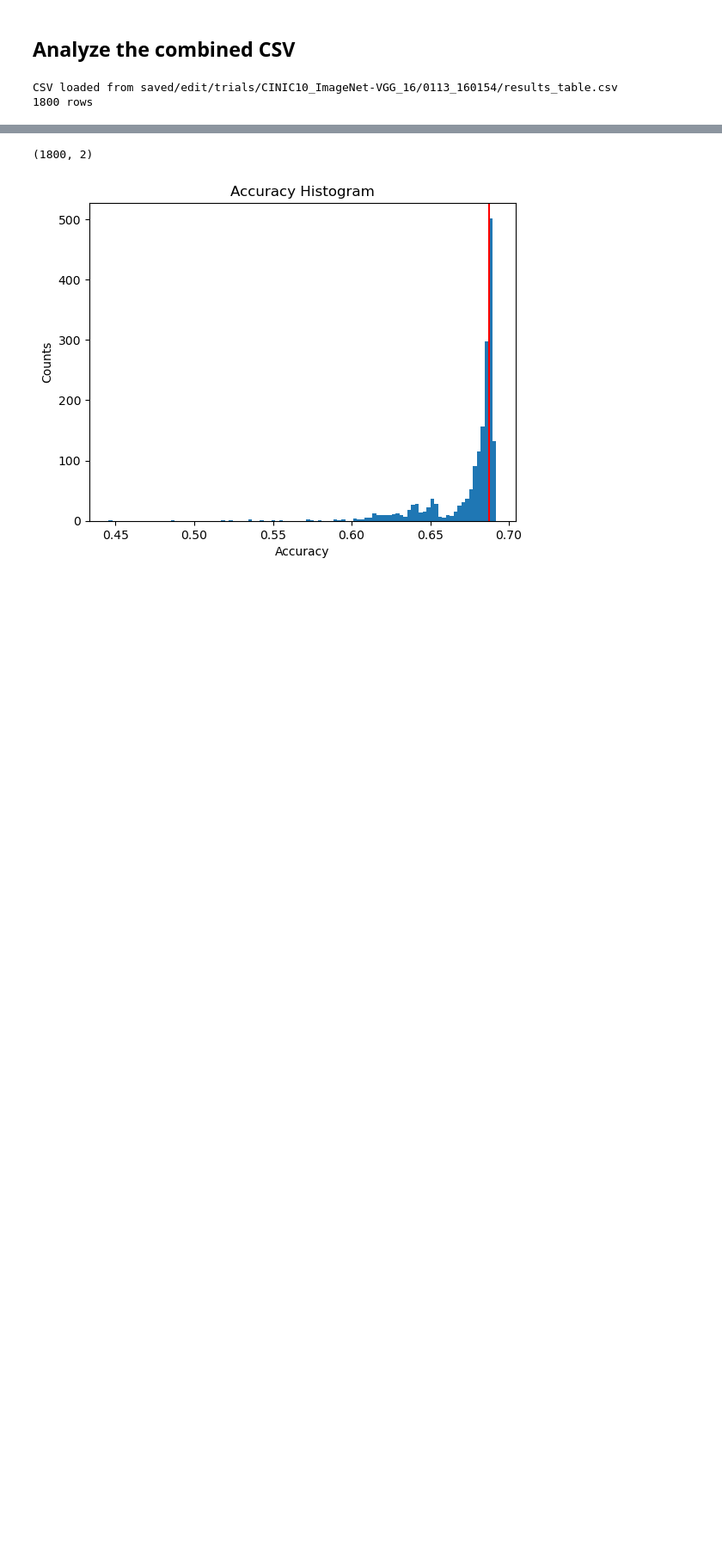
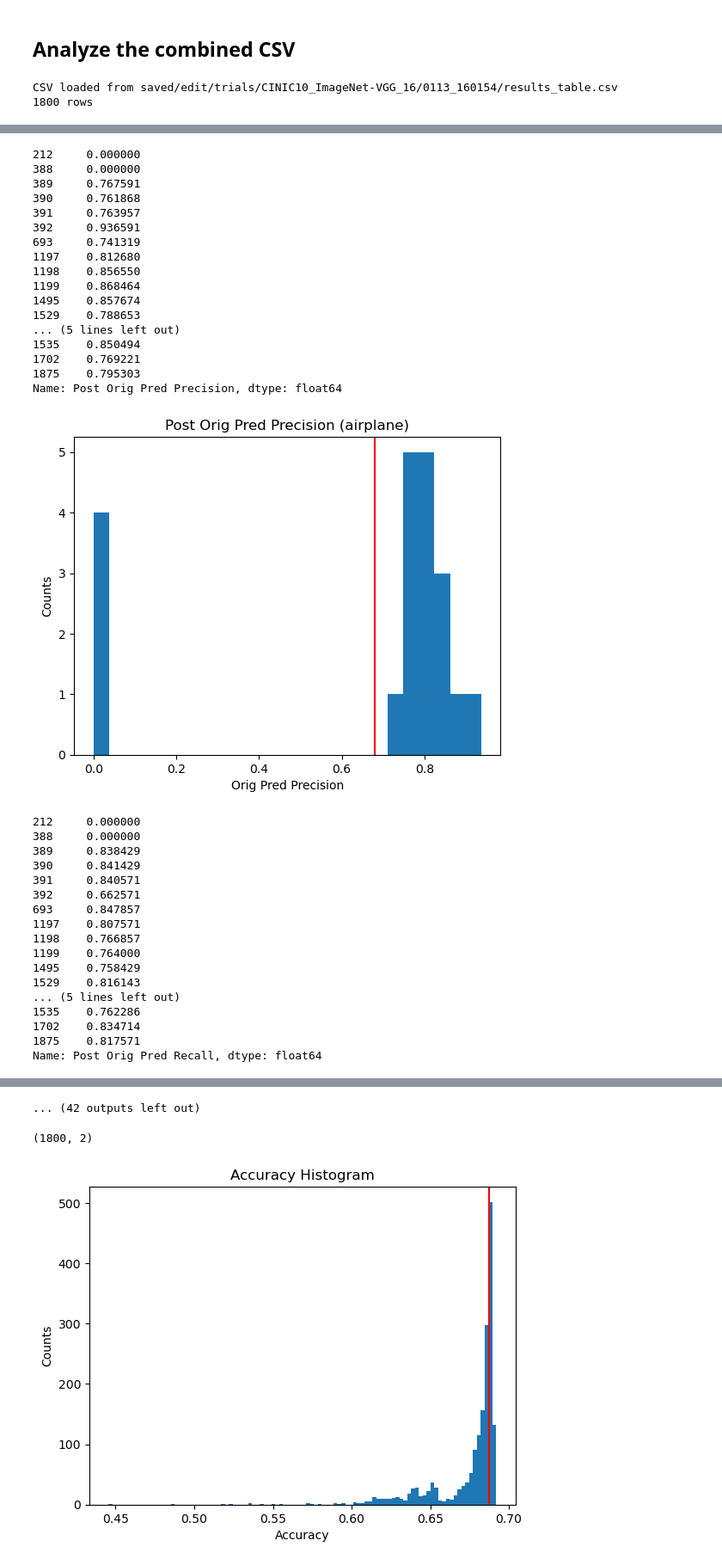
Before and after one commit to allisonchen23/model-editing, a Jupyter notebook: csv_analysis.ipynb, the cells around one changed output, grey strips where cells are left out. Shown at 86% size. Saved outputs shown, nothing was run; the diff lists cells and outputs as text; code cells hidden in the pictures; blank space fills up the shorter version.

Commit message:
added code to show distribution of metrics for both overall and via original class prediction

```diff
--- a/csv_analysis.ipynb
+++ b/csv_analysis.ipynb
@@ -24,7 +25,12 @@ config_path = 'configs/'
 # timestamp = '0112_163516' # 128 cats
 timestamp = '0113_160154' # 1800 dogs
 csv_path = os.path.join('saved', 'edit', 'trials', 'CINIC10_ImageNet-VGG_16', timestamp, 'results_table.csv')
+graph_save_dir = os.path.join(os.path.dirname(csv_path), 'graphs')
+ensure_dir(graph_save_dir)
+class_list_path = 'metadata/cinic-10/class_names.txt'
 # %%
+# Read class list
+class_list = read_lists(class_list_path)
 # Load CSV as pandas dataframe
 df = pd.read_csv(csv_path)
 # Drop duplicates based on 'ID' column
@@ -165,0 +222,70 @@ Metric                         Pre-Edit        Post-Edit
+# %%
+# Histograms for each original class prediction for per class metrics
+orig_pred_metrics = ['{} Orig Pred Precision', '{} Orig Pred Recall', '{} Orig Pred F1']
+unique_orig_classes = set(df['Pre key Prediction'].to_numpy())
+orig_pred_save_dir = os.path.join(graph_save_dir, 'original_predictions')
+orig_pred_histogram(df,
+                    class_list=class_list,
+                    metrics=orig_pred_metrics,
+                    n_bins=25,
+                    save_dir=orig_pred_save_dir)
+# for class_id in unique_orig_classes:
+#     save_dir = os.path.join(orig_pred_save_dir, class_list[class_id])
+#     for metric in orig_pred_metrics:
+#         # pre_metric = df[metric.format("Pre")].to_numpy()
+#         save_path = os.path.join(save_dir, metric.format("").strip())
+#         data = []
+#         marker = df.loc[df["Pre key Prediction"] == class_id, metric.format("Pre")].mean()
+#         data.append(df.loc[df["Pre key Prediction"] == class_id, metric.format("Post")])
+
+#         # print(np.unique(pre_metric))
+#         # post_metric = df[metric.format("Post")].to_numpy()
+#         # data = np.stack([pre_metric, post_metric], axis=1)
+#         histogram(
+#             data=data,
+#             n_bins=25,
+#             data_range=(0.5, 1),
+#             title=metric.format("Post") + " ({})".format(class_list[class_id]),
+#             xlabel=metric.split(" ", maxsplit=1)[1],
+#             ylabel="Counts",
+#             marker=marker,
+#             # color=['r', 'b']
+#             save_path=save_path
+#         )
+        # break
+# %% [output]
+212     0.000000
+388     0.000000
+389     0.767591
+390     0.761868
+391     0.763957
+392     0.936591
+693     0.741319
+1197    0.812680
+1198    0.856550
+1199    0.868464
+1495    0.857674
+1529    0.788653
+... (5 lines left out)
+1535    0.850494
+1702    0.769221
+1875    0.795303
+Name: Post Orig Pred Precision, dtype: float64
+[figure, added]
+212     0.000000
+388     0.000000
+389     0.838429
+390     0.841429
+391     0.840571
+392     0.662571
+693     0.847857
+1197    0.807571
+1198    0.766857
+1199    0.764000
+1495    0.758429
+1529    0.816143
+... (5 lines left out)
+1535    0.762286
+1702    0.834714
+1875    0.817571
+Name: Post Orig Pred Recall, dtype: float64
@@ -166,3 +350,4 @@ Metric                         Pre-Edit        Post-Edit
+... (42 outputs left out)
 # %%
 pre_acc = df['Pre Accuracy'].to_numpy()
 post_acc = df['Post Accuracy'].to_numpy()
```
Also changed, not shown: parts of 4 cells of this notebook.
